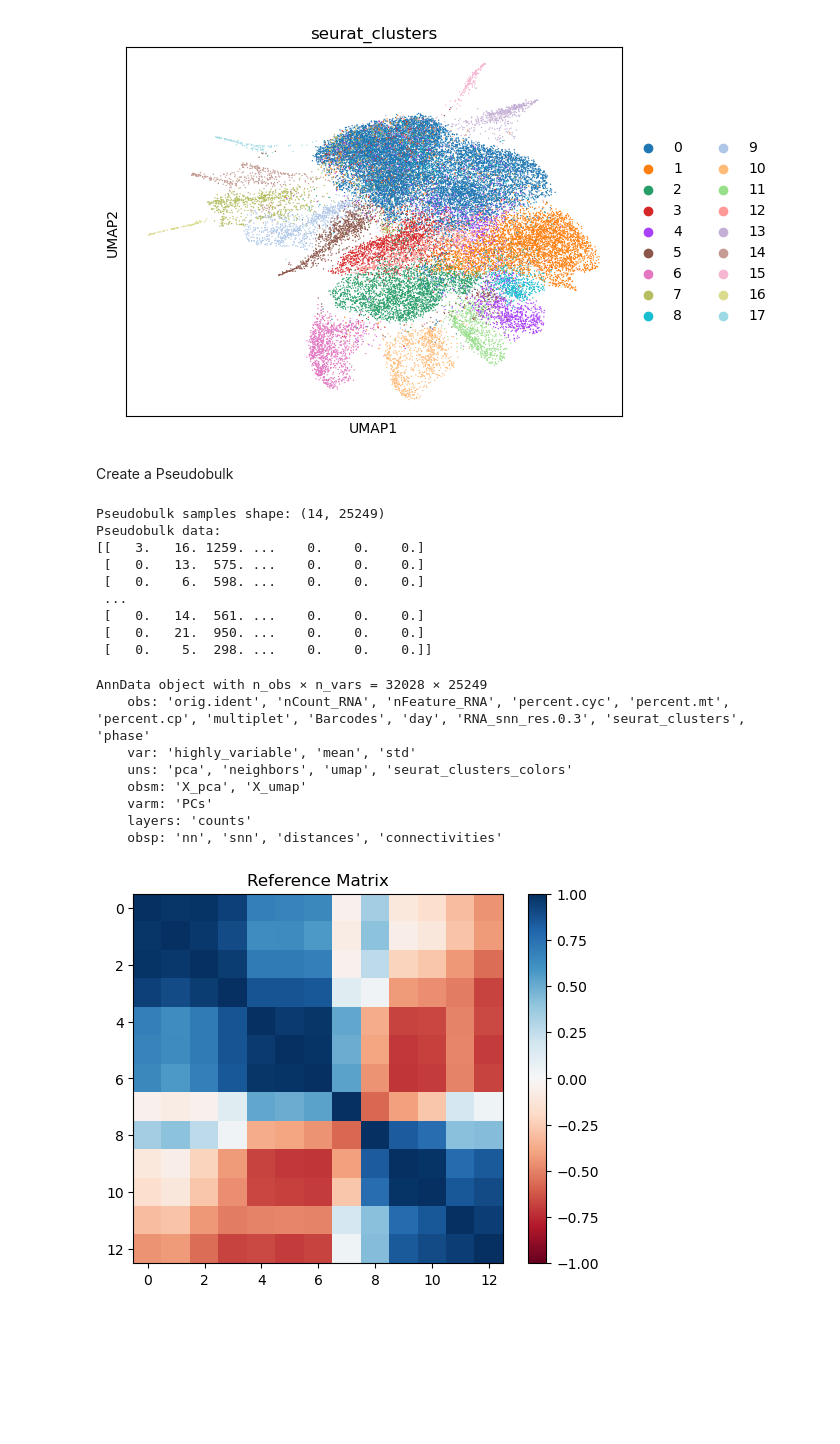
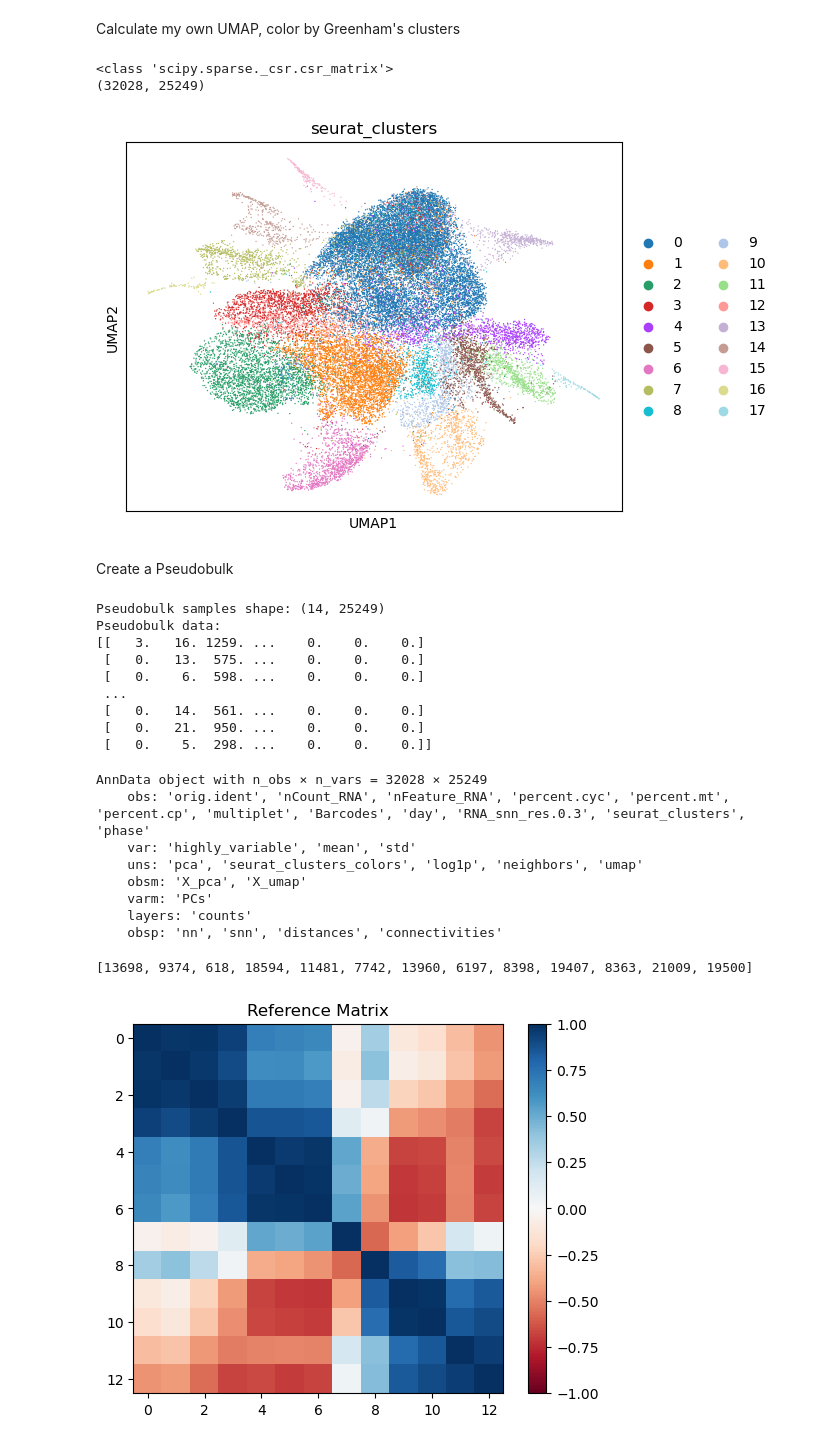
Before and after one commit to HenryHollis/python_ccd_cluster, a Jupyter notebook: Greenham.ipynb, the cells around one changed output. Drawn from its saved outputs; the diff is of its cells as text; code cells hidden in the pictures; blank space fills up the shorter version.

```diff
--- a/Greenham.ipynb
+++ b/Greenham.ipynb
@@ -19,0 +15,3 @@ adata.layers['counts']
+# %%
+# Copy the 'counts' layer to 'X'
+adata.X = adata.layers['counts'].copy()
@@ -22,16 +30,37 @@ adata.obs['phase'] = adata.obs['orig.ident'].str.extract(r'(\d+)')[0]
+# %% [markdown]
+Calculate my own UMAP, color by Greenham's clusters
+# %%
+print(type(adata.X))
+print(adata.X.shape)
+# %% [output]
+<class 'scipy.sparse._csr.csr_matrix'>
+(32028, 25249)
+# %%
+adata.var['highly_variable'] = adata.var['highly_variable'] == 1
 # %%
 # If UMAP has not been computed, compute it (optional)
 sc.pp.normalize_total(adata, target_sum=1e4)
+
+# Log-transform the data
+sc.pp.log1p(adata)
+
+# # Identify highly variable genes (optional)
+# sc.pp.highly_variable_genes(adata, min_mean=0.0125, max_mean=3, min_disp=0.5)
+
+# # Subset to highly variable genes (optional)
+# adata = adata[:, adata.var.highly_variable]
+
 # Scale the data to unit variance and zero mean
 sc.pp.scale(adata, max_value=10)
+sc.pp.pca(adata, n_comps=30)
 
-sc.pp.neighbors(adata)
+sc.pp.neighbors(adata, use_rep = 'X_pca', n_neighbors= 20)
 sc.tl.umap(adata)
 
 # Plot the UMAP
 sc.pl.umap(adata, color='seurat_clusters')  # replace 'gene1', 'gene2' with the names of genes or metadata you want to color by
 # %% [output]
-[figure, old version]
+[figure, new version]
 # %% [markdown]
 Create a Pseudobulk
 # %%
@@ -70,7 +99,7 @@ Pseudobulk data:
 AnnData object with n_obs × n_vars = 32028 × 25249
     obs: 'orig.ident', 'nCount_RNA', 'nFeature_RNA', 'percent.cyc', 'percent.mt', 'percent.cp', 'multiplet', 'Barcodes', 'day', 'RNA_snn_res.0.3', 'seurat_clusters', 'phase'
     var: 'highly_variable', 'mean', 'std'
-    uns: 'pca', 'neighbors', 'umap', 'seurat_clusters_colors'
+    uns: 'pca', 'seurat_clusters_colors', 'log1p', 'neighbors', 'umap'
     obsm: 'X_pca', 'X_umap'
     varm: 'PCs'
     layers: 'counts'
@@ -103,6 +132,8 @@ gene_indices = {gene: idx for idx, gene in enumerate(gene_symbols)}
 indices_list = [gene_indices[gene] for gene in genes_of_interest if gene in gene_indices]
 
 print(indices_list)
+# %% [output]
+[13698, 9374, 618, 18594, 11481, 7742, 13960, 6197, 8398, 19407, 8363, 21009, 19500]
 # %%
 import matplotlib.pyplot as plt
 
```
Also changed, not shown: parts of 12 cells of this notebook, 4 other files.
